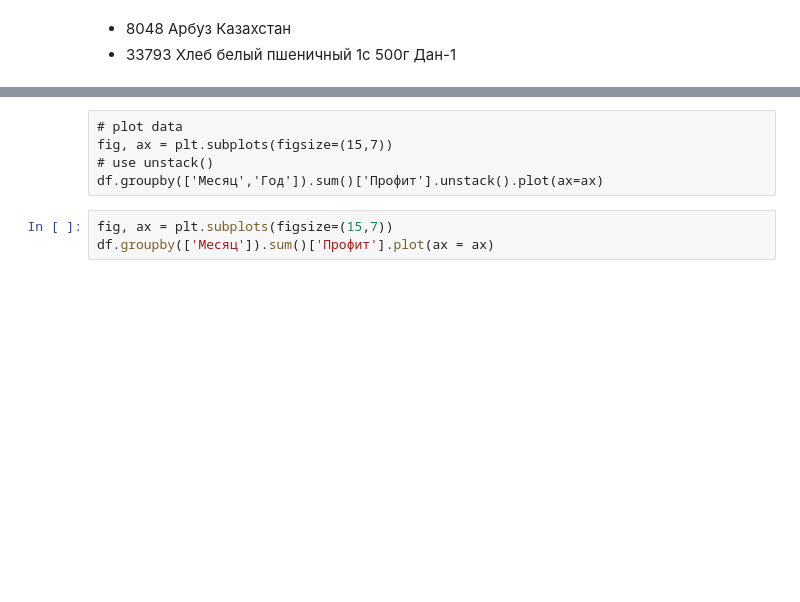
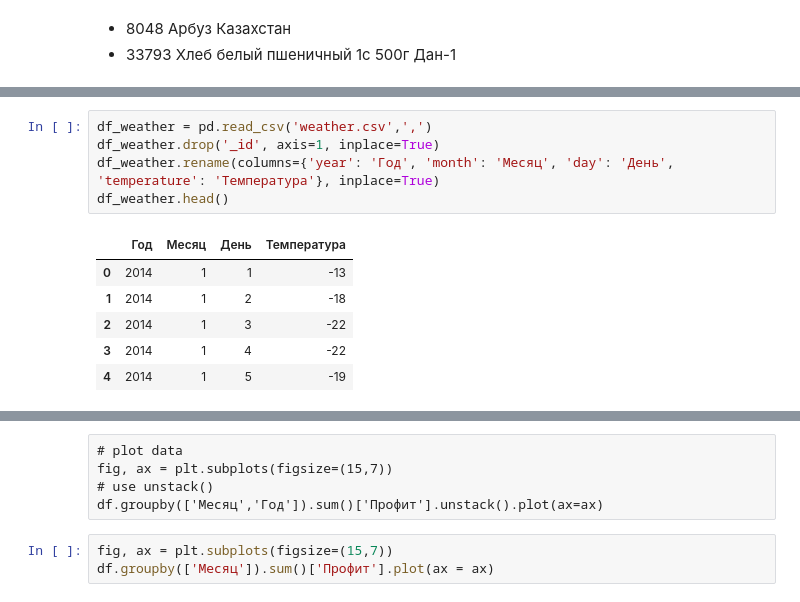
Before and after one commit to gulchitai/terver, a Jupyter notebook: Lesson8/course_project_2_0.ipynb, the cells around one changed output, grey strips where cells are left out. Saved outputs shown, nothing was run; the diff lists cells and outputs as text; blank space fills up the shorter version.

```diff
--- a/Lesson8/course_project_2_0.ipynb
+++ b/Lesson8/course_project_2_0.ipynb
@@ -48,0 +49,12 @@ df.head()
+# %%
+df_weather = pd.read_csv('weather.csv',',')
+df_weather.drop('_id', axis=1, inplace=True)
+df_weather.rename(columns={'year': 'Год', 'month': 'Месяц', 'day': 'День', 'temperature': 'Температура'}, inplace=True)
+df_weather.head()
+# %% [output]
+|  | Год | Месяц | День | Температура |
+| 0 | 2014 | 1 | 1 | -13 |
+| 1 | 2014 | 1 | 2 | -18 |
+| 2 | 2014 | 1 | 3 | -22 |
+| 3 | 2014 | 1 | 4 | -22 |
+| 4 | 2014 | 1 | 5 | -19 |
```
Also changed, not shown: parts of 4 cells of this notebook, 1 other file.
